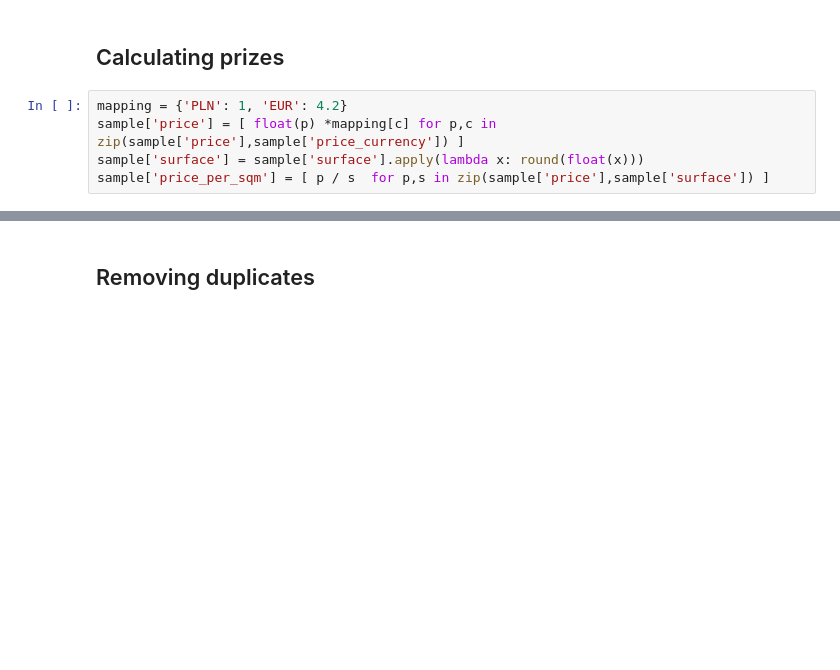
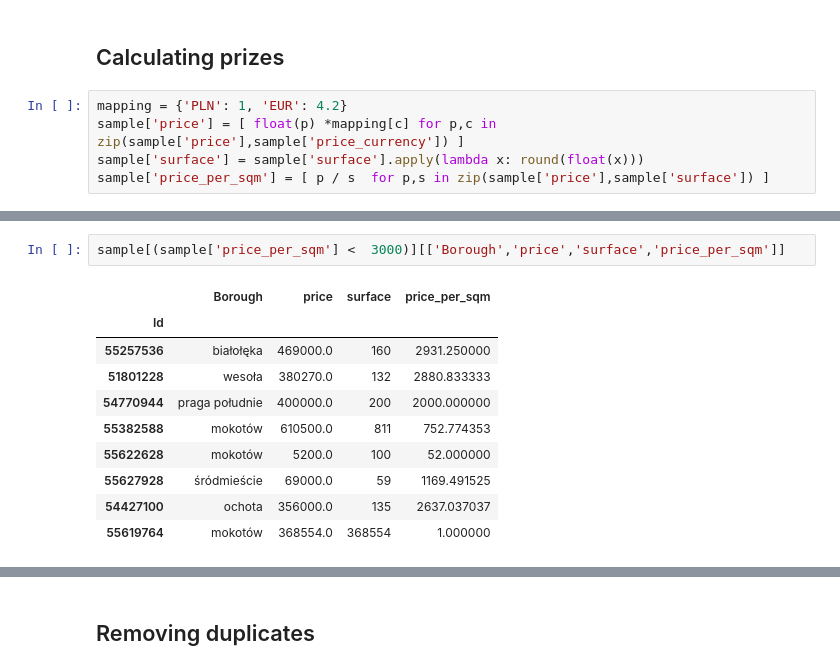
Before and after one commit to mbrzecki/Flats_data_mining, a Jupyter notebook: 01_cleaning.ipynb, the cells around one changed output, grey strips where cells are left out. Drawn from its saved outputs; the diff is of its cells as text; blank space fills up the shorter version.

```diff
--- a/01_cleaning.ipynb
+++ b/01_cleaning.ipynb
@@ -93,0 +108,13 @@ sample['price_per_sqm'] = [ p / s  for p,s in zip(sample['price'],sample['surfac
+# %%
+sample[(sample['price_per_sqm'] <  3000)][['Borough','price','surface','price_per_sqm']]
+# %% [output]
+|  | Borough | price | surface | price_per_sqm |
+| Id |  |  |  |  |
+| 55257536 | białołęka | 469000.0 | 160 | 2931.250000 |
+| 51801228 | wesoła | 380270.0 | 132 | 2880.833333 |
+| 54770944 | praga południe | 400000.0 | 200 | 2000.000000 |
+| 55382588 | mokotów | 610500.0 | 811 | 752.774353 |
+| 55622628 | mokotów | 5200.0 | 100 | 52.000000 |
+| 55627928 | śródmieście | 69000.0 | 59 | 1169.491525 |
+| 54427100 | ochota | 356000.0 | 135 | 2637.037037 |
+| 55619764 | mokotów | 368554.0 | 368554 | 1.000000 |
```
Also changed, not shown: parts of 39 cells of this notebook.
